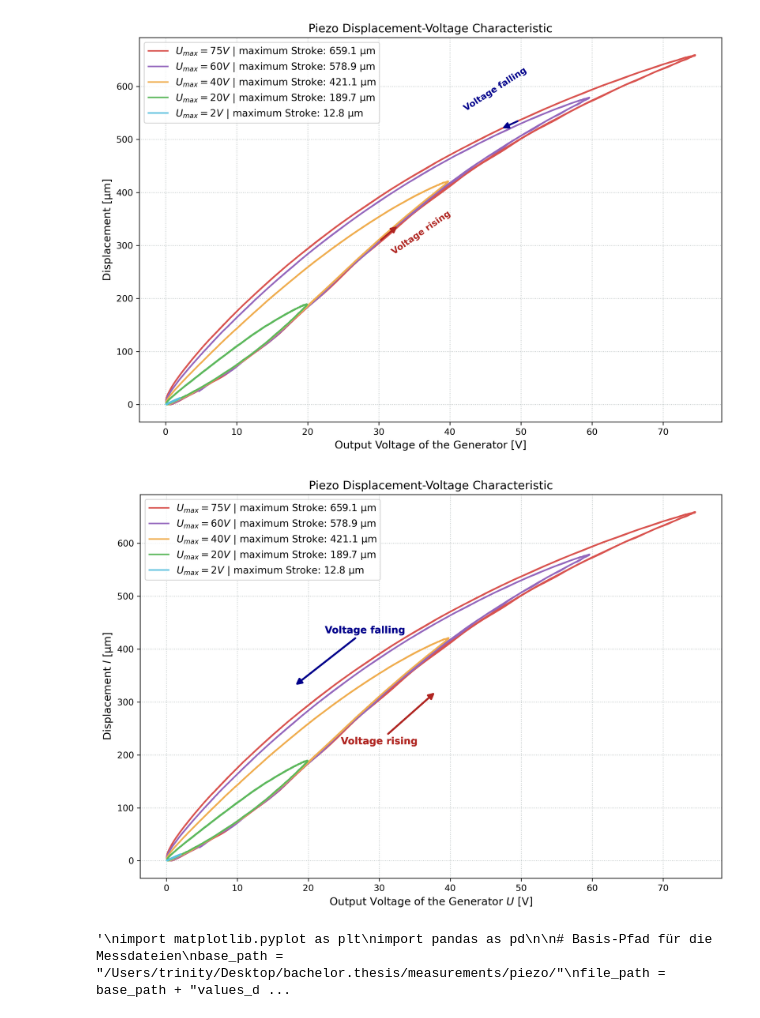
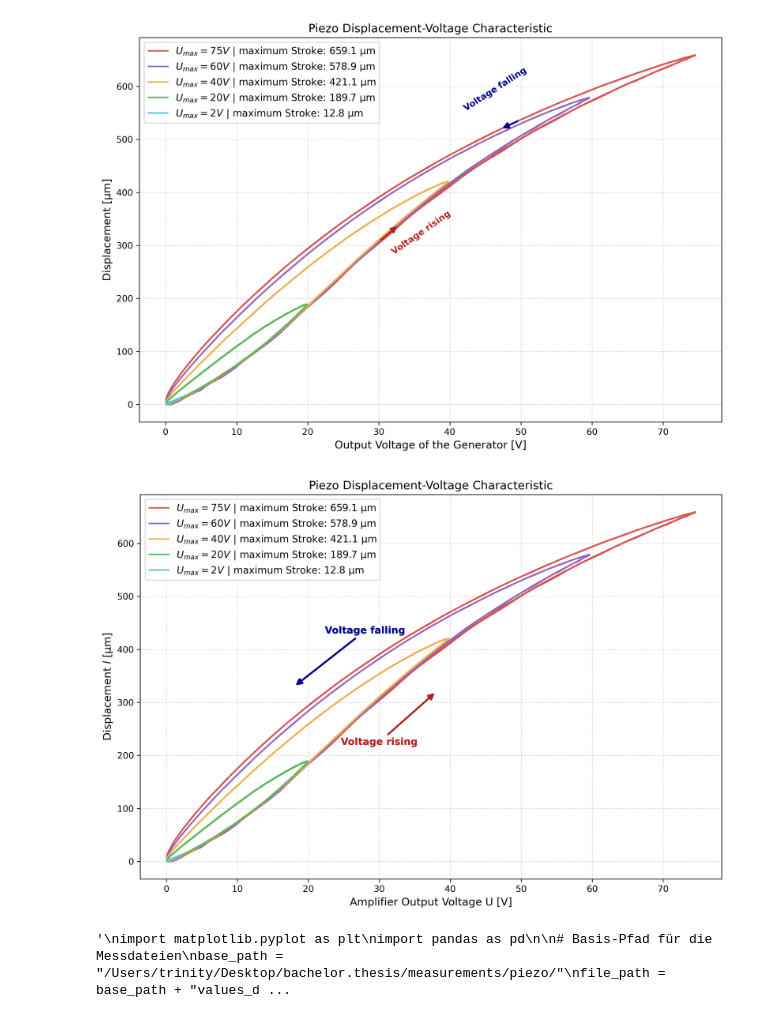
Before and after one commit to CodeTurtleT/lasercom-divergence-control, a Jupyter notebook: piezo_measure.ipynb, the cells around one changed output. Cells and saved outputs as stored; diff of their text form; code cells hidden in the pictures.

```diff
--- a/piezo_measure.ipynb
+++ b/piezo_measure.ipynb
@@ -277,35 +277,35 @@ for m in measurements:
             spannung,
             weg_mum,
             color=m["color"],
             lw=1.6,
             label=f"$U_{{max}} = {m['name']}$ | maximum Stroke: {max_stroke:.1f} µm"
         )
         # Pfeil für den ansteigenden Ast (zeigt nach rechts oben in den freien Bereich)
         plt.annotate("Voltage rising",xy=(38, 320),xytext=(30, 220),
                      arrowprops=dict(arrowstyle="-|>", color="#B02521", lw=2, mutation_scale=14),color="#B02521",fontsize=11,
             fontweight="bold",ha="center",
         )
 
         # Pfeil für den absteigenden Ast (zeigt nach links unten im Zwischenraum)
         plt.annotate( "Voltage falling",xy=(18, 330), xytext=(28, 430),
                      arrowprops=dict(arrowstyle="-|>", color="#00008b", lw=2, mutation_scale=14), color="#00008b", fontsize=11,
             fontweight="bold", ha="center",
         )
 
 
     except FileNotFoundError:
         pass
 
 plt.title("Piezo Displacement-Voltage Characteristic")
-plt.xlabel(f"Output Voltage of the Generator $U$ [V]")
+plt.xlabel(f"Amplifier Output Voltage U [V]")
 plt.ylabel(f"Displacement $l$ [µm]")
 plt.legend(loc="upper left")
 plt.tight_layout()
 
 plt.savefig("/Users/trinity/Desktop/bachelor.thesis/ba_plots/prototype/piezo/piezo_characteristic_clean.pdf")
 plt.show()
 # %% [output]
-[figure, old version]
+[figure, new version]
 # %%
 #gleiche farbei wie hytserese kurve
 '''
```
Also changed, not shown: 2 other files.
